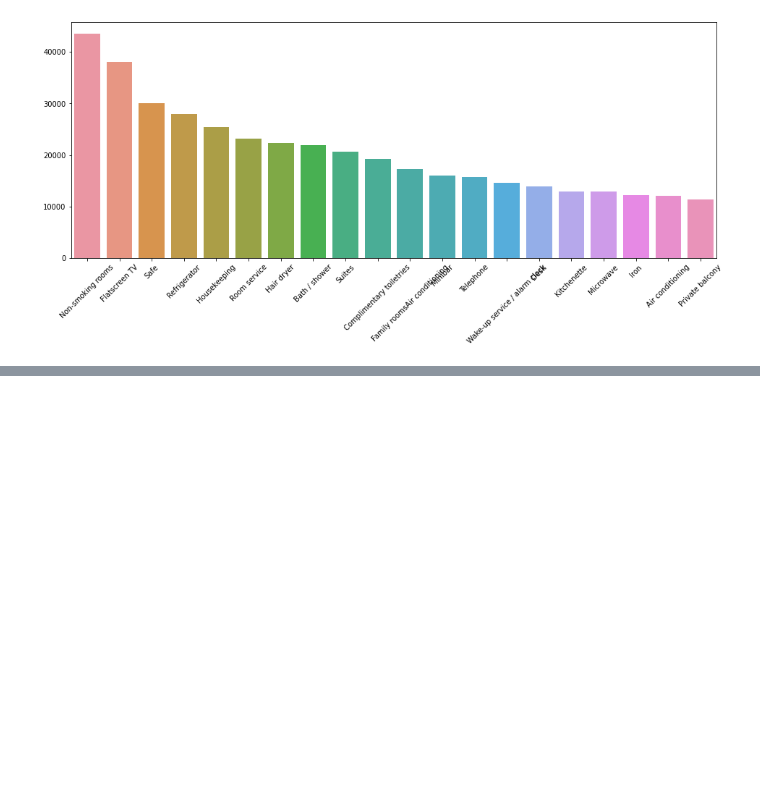
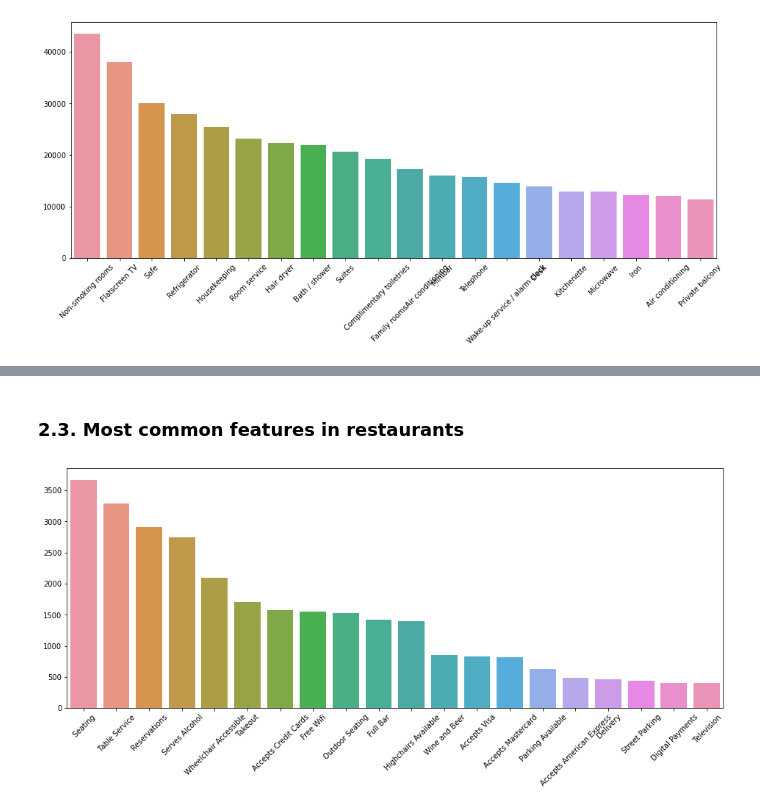
Before and after one commit to OsamaAlhalabi/Hotel_features_dataset, a Jupyter notebook: Data visualization.ipynb, the cells around one changed output, grey strips where cells are left out. Drawn from its saved outputs; the diff is of its cells as text; code cells hidden in the pictures; blank space fills up the shorter version.

```diff
--- a/Data visualization.ipynb
+++ b/Data visualization.ipynb
@@ -126,0 +189,10 @@ plt.show()
+# %% [markdown]
+### 2.3. Most common features in restaurants
+# %%
+words , counts = most_common(df.features)
+fig, ax = plt.subplots(figsize=(16, 6))
+sns.barplot(x =  words, y = counts, ax=ax)
+plt.xticks(rotation=45)
+plt.show()
+# %% [output]
+[figure, added]
```
Also changed, not shown: parts of 26 cells of this notebook.
